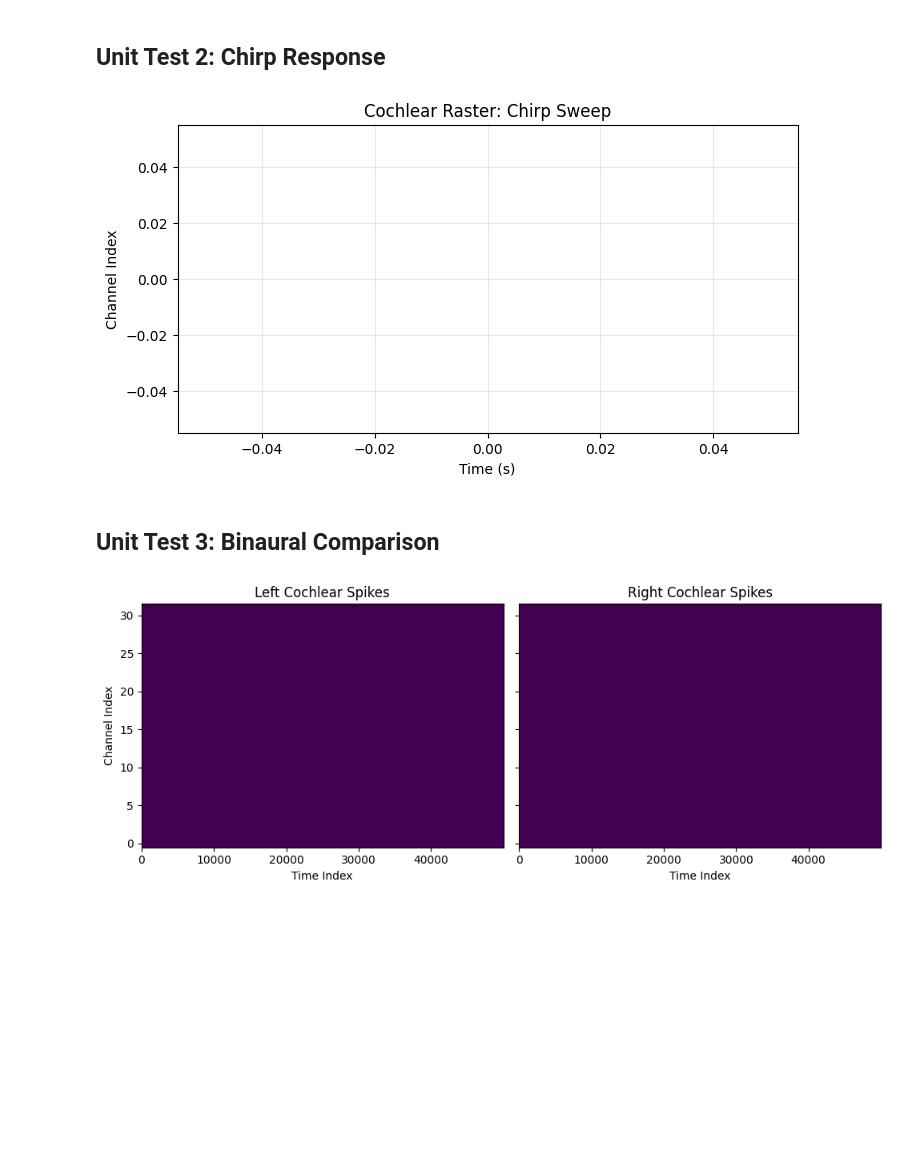
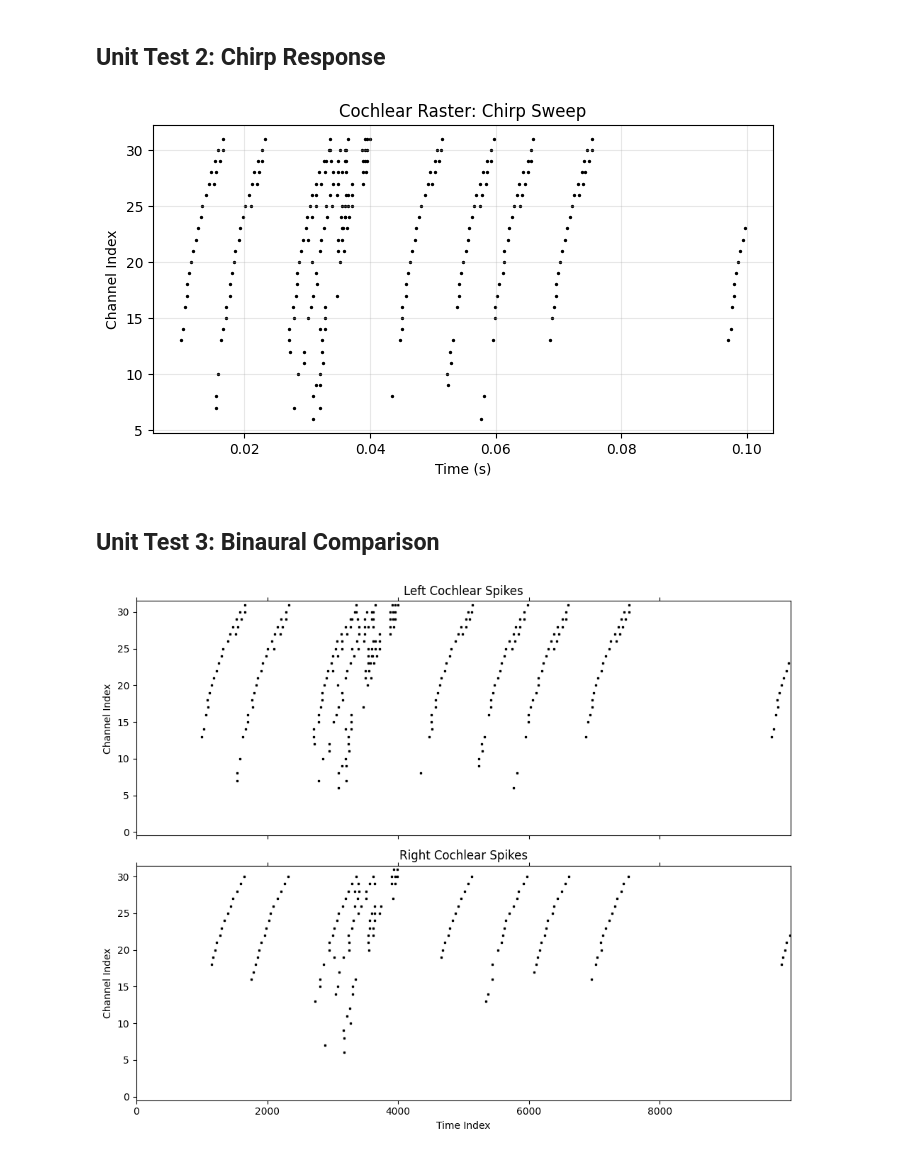
Before and after one commit to jackhenry02/Radar_SNN_2, a Jupyter notebook: cochlea_notebooks/cochlear_tests.ipynb, the cells around one changed output. Drawn from its saved outputs; the diff is of its cells as text; code cells hidden in the pictures; blank space fills up the shorter version.

```diff
--- a/cochlea_notebooks/cochlear_tests.ipynb
+++ b/cochlea_notebooks/cochlear_tests.ipynb
@@ -23,7 +24,7 @@ physics_config = PhysicsConfig(wave_type="sound")
 model_config = SpikingRadarConfig(
     fs_hz=100_000.0,
     duration_s=0.5,  # Increased duration slightly to allow resonance to build
-    chirp_duration_s=0.005,
+    chirp_duration_s=0.01,
     chirp_bandwidth_hz=5_000.0,
     chirp_start_hz=1_000.0,
     carrier_hz=20_000.0,
@@ -40,7 +41,7 @@ receiver = ResonantCochlearReceiver(
         f_start_hz = None, # Range of hearing, if none then defaults to config setup
         f_end_hz = None,  # Range of hearing, if none then defaults to config setup
         beta_slow = 0.99,  # Deprecated in new version, used to be for LIF of envelope detection
-        w_in = 0.05,      # Very low input weight to ensure spiking is from resonance ONLY
+        w_in = 0.1,      # Very low input weight to ensure spiking is from resonance ONLY
         v_rest = 0.0,   # Equilibrium voltage
         v_thr = 1.0,     # Standard threshold voltage
         v_reset = 0.0,  # Resets to 0 voltage when spike occurs
@@ -275,6 +276,20 @@ return v + dv, u + du
 # %% [markdown]
 ## Unit Test 2: Chirp Response
 # %%
+model_config = SpikingRadarConfig(
+    fs_hz=100_000.0,
+    duration_s=0.1,  # Increased duration slightly to allow resonance to build
+    chirp_duration_s=0.01,
+    chirp_bandwidth_hz=5_000.0,
+    chirp_start_hz=1_000.0,
+    carrier_hz=0.0,
+    attenuation=0.5,
+    noise_std=0.0,
+    threshold=0.5,
+    lowpass_cutoff_hz=20_000.0,
+    receiver_spacing_m=0.2,
+)
+
 # Pass a modulated chirp through the cochlear receiver
 transmitter = SpikingRadarTransmitter(model_config)
 tx = transmitter.build()
@@ -297,31 +312,36 @@ plt.ylabel("Channel Index")
 plt.grid(True, alpha=0.3)
 plt.show()
 # %% [output]
-[figure, old version]
+[figure, new version]
 # %% [markdown]
 ## Unit Test 3: Binaural Comparison
 # %%
 # Apply a small ITD/ILD and compare left/right spike matrices
 itd_s = 200e-6
 delay_samples = int(round(itd_s * model_config.fs_hz))
 
 right = np.concatenate([np.zeros(delay_samples), tx.tx_signal[:-delay_samples]])
 left = tx.tx_signal.copy()
 right = 0.8 * right
 
 spikes = receiver.process(left, right)
 
-fig, axes = plt.subplots(1, 2, figsize=(10, 4), sharey=True)
-axes[0].imshow(spikes["left"], aspect="auto", origin="lower")
+fig, axes = plt.subplots(2, 1, figsize=(10, 8), sharey=False, sharex=True)
+#axes[0].imshow(spikes["left"], aspect="auto", origin="lower", cmap="Greys", vmin=0, vmax=1)
+# markersize is the size of the dot. Increase to make it bolder.
+axes[0].spy(spikes["left"], aspect="auto", origin="lower", markersize=2, color='black')
+
 axes[0].set_title("Left Cochlear Spikes")
-axes[0].set_xlabel("Time Index")
+#axes[0].set_xlabel("Time Index")
 axes[0].set_ylabel("Channel Index")
 
-axes[1].imshow(spikes["right"], aspect="auto", origin="lower")
+#axes[1].imshow(spikes["right"], aspect="auto", origin="lower", cmap="binary")
+axes[1].spy(spikes["right"], aspect="auto", origin="lower", markersize=2, color='black')
 axes[1].set_title("Right Cochlear Spikes")
 axes[1].set_xlabel("Time Index")
+axes[1].set_ylabel("Channel Index")
 
 plt.tight_layout()
 plt.show()
 # %% [output]
-[figure, old version]
+[figure, new version]
```
Also changed, not shown: parts of 3 cells of this notebook.
